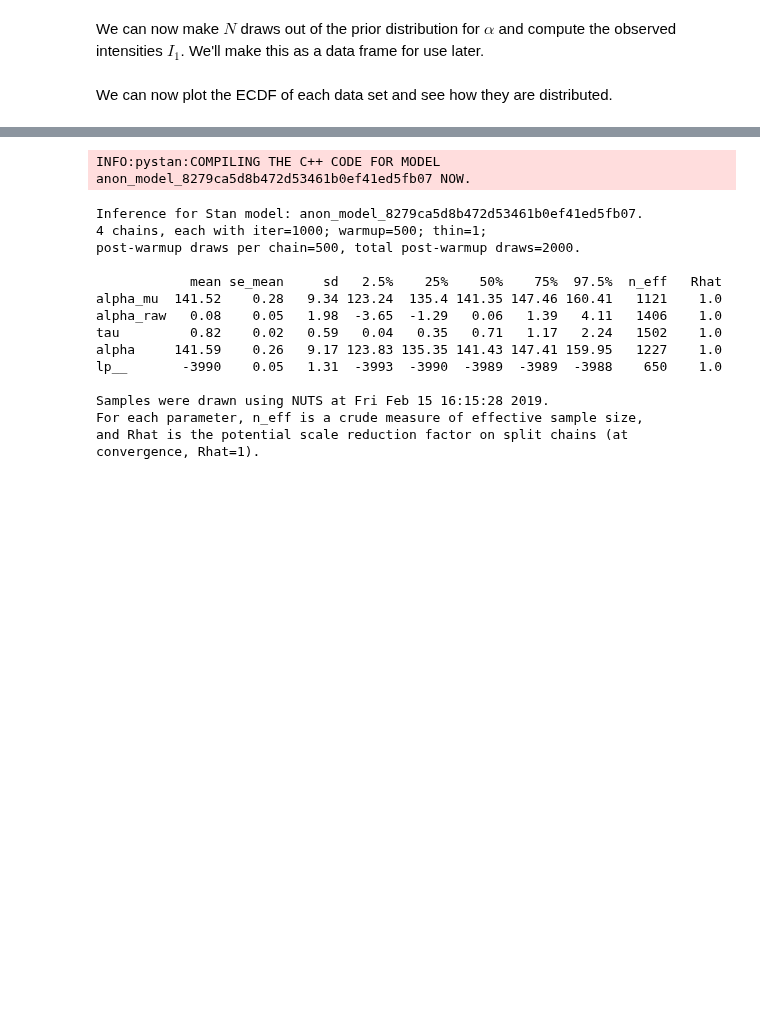
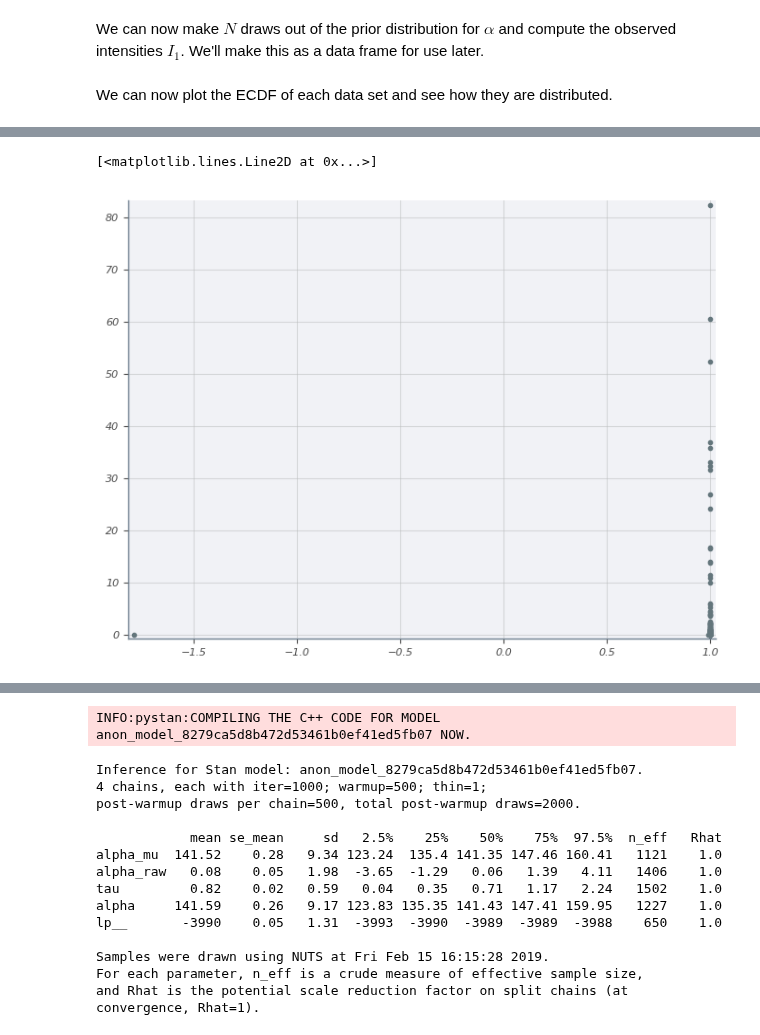
Before and after one commit to RPGroup-PBoC/mwc_growth, a Jupyter notebook: code/notebooks/principled_calibration_workflow.ipynb, the cells around one changed output, grey strips where cells are left out. Drawn from its saved outputs; the diff is of its cells as text; code cells hidden in the pictures; blank space fills up the shorter version.

Commit message:
Worked more on principled cal factor inference -- large z scores with centered parameterization

```diff
--- a/code/notebooks/principled_calibration_workflow.ipynb
+++ b/code/notebooks/principled_calibration_workflow.ipynb
@@ -150,0 +185,3 @@ df = pd.DataFrame(np.array([n_tot, n1, n2, I1, I2, sq_diff, summed, alpha_rand])
+# %%
+# Compile the model
+model = pystan.StanModel(model_code=hier.model_code)
@@ -150,0 +196,30 @@ df = pd.DataFrame(np.array([n_tot, n1, n2, I1, I2, sq_diff, summed, alpha_rand])
+# %%
+# Define the number of divisions
+n_tot = np.random.gamma(10, 10, M).astype(int)
+n1 = np.random.binomial(n_tot, p=0.5)
+n2 = n_tot - n1
+
+# Set up a dataframe for the storage of the inference results
+sbc_df = pd.DataFrame([], columns=['alpha_true', 'mean_alpha', 'z_score', 'shrinkage'])
+
+# Perform SBC
+for i, alpha in enumerate(tqdm.tqdm(alpha_draws)):
+    # Compute intensities
+    I1 = n1 * alpha
+    I2 = n2 * alpha
+
+    # Perform inference.
+    samples = model.sampling(dict(N=M, I1=I1, I2=I2))
+    samples = samples.to_dataframe()
+
+    # Compute the statistics.
+    mean_alpha = np.mean(samples['alpha'])
+    shrinkage = 1 - (np.var(samples['alpha']) / np.var(alpha_draws))
+    z_score = np.abs((mean_alpha - alpha) / np.var(samples['alpha']))
+
+    # Save to the data frame.
+    sbc_df = sbc_df.append(dict(alpha_true=alpha, mean_alpha=mean_alpha,
+                               z_score=z_score, shrinkage=shrinkage), ignore_index=True)
+
+# Compute the rank statistic.
+sbc_df['rank_statistic'] = np.array([np.sum(sbc_df['mean_alpha'] <= a) for a in alpha_draws])
@@ -151,3 +245,8 @@ df = pd.DataFrame(np.array([n_tot, n1, n2, I1, I2, sq_diff, summed, alpha_rand])
+# %%
+plt.plot(sbc_df['shrinkage'], sbc_df['z_score'], '.')
+# %% [output]
+[<matplotlib.lines.Line2D at 0x...>]
+[figure, added]
 # %%
 %%stan -v hier
 functions{
```
Also changed, not shown: parts of 12 cells of this notebook, 1 other file.
